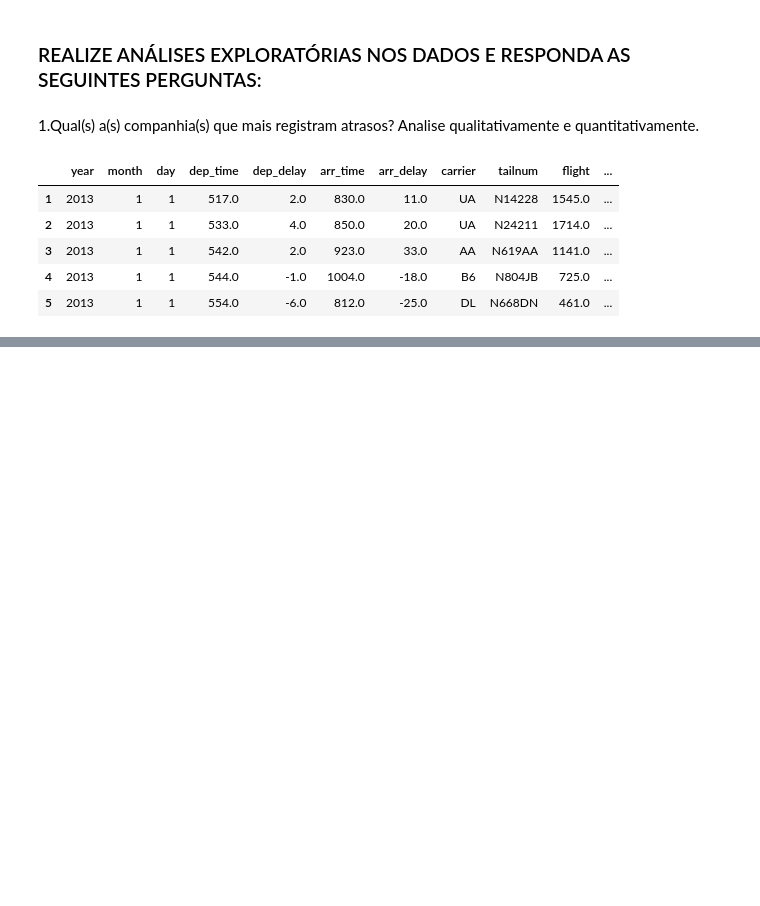
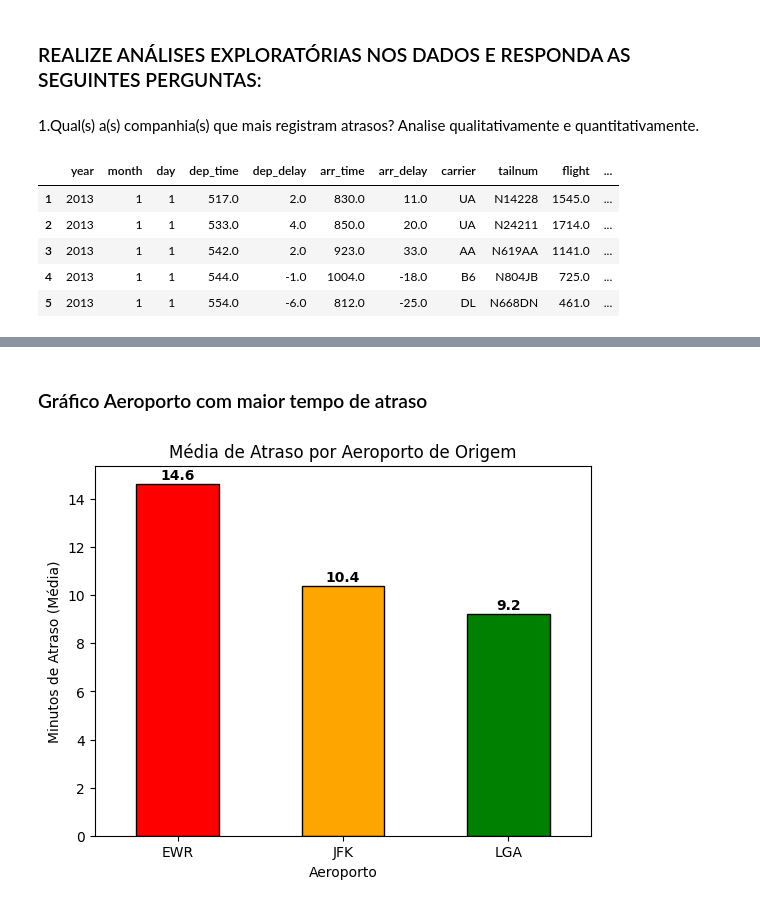
Before and after one commit to murilo-santone/Analise-Atrasos-Aviacao, a Jupyter notebook: notebook.ipynb, the cells around one changed output, grey strips where cells are left out. Cells and saved outputs as stored; diff of their text form; code cells hidden in the pictures; blank space fills up the shorter version.

```diff
--- a/notebook.ipynb
+++ b/notebook.ipynb
@@ -494,0 +218,26 @@ plt.show()
+# %% [markdown]
+### Gráfico Aeroporto com maior tempo de atraso
+# %%
+# Dados
+aeroportos = BaseDados.groupby('origin')['dep_delay'].mean().sort_values(ascending=False)
+
+# Definindo cores
+cores = ['red','orange','green']
+
+# Plotar
+plt.Figure(figsize=(8,5))
+aeroportos.plot(kind='bar', color=cores, edgecolor='black')
+
+# Titulo
+plt.title('Média de Atraso por Aeroporto de Origem')
+plt.xlabel('Aeroporto')
+plt.ylabel('Minutos de Atraso (Média)')
+plt.xticks(rotation=0)
+
+# Adiciona os valores em cima das barras
+for index, value in enumerate(aeroportos):
+    plt.text(index, value + 0.2, str(round(value, 1)), ha='center', fontweight='bold')
+
+plt.show()
+# %% [output]
+[figure, added]
```
Also changed, not shown: parts of 52 cells of this notebook.
